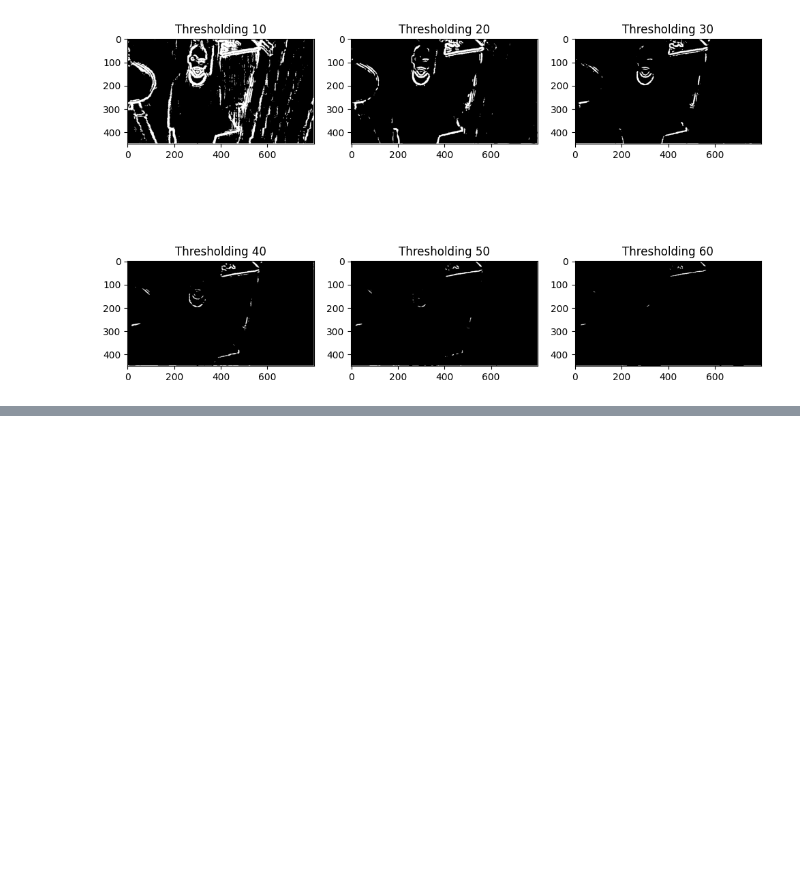
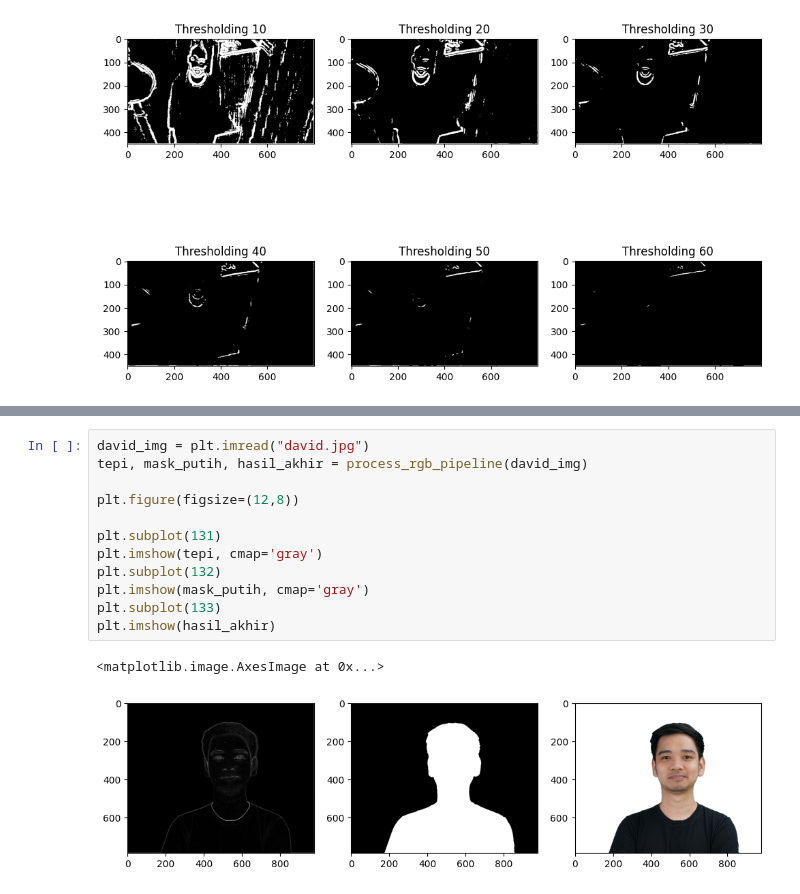
Before and after one commit to praktikum-pcd-2026/ynk-m3-naiaero, a Jupyter notebook: jurnalm3.ipynb, the cells around one changed output, grey strips where cells are left out. Saved outputs shown, nothing was run; the diff lists cells and outputs as text; blank space fills up the shorter version.

```diff
--- a/jurnalm3.ipynb
+++ b/jurnalm3.ipynb
@@ -287,0 +440,15 @@ plt.imshow(david_edge, cmap='gray')
+# %%
+david_img = plt.imread("david.jpg")
+tepi, mask_putih, hasil_akhir = process_rgb_pipeline(david_img)
+
+plt.figure(figsize=(12,8))
+
+plt.subplot(131)
+plt.imshow(tepi, cmap='gray')
+plt.subplot(132)
+plt.imshow(mask_putih, cmap='gray')
+plt.subplot(133)
+plt.imshow(hasil_akhir)
+# %% [output]
+<matplotlib.image.AxesImage at 0x...>
+[figure, added]
```
Also changed, not shown: parts of 19 cells of this notebook.
